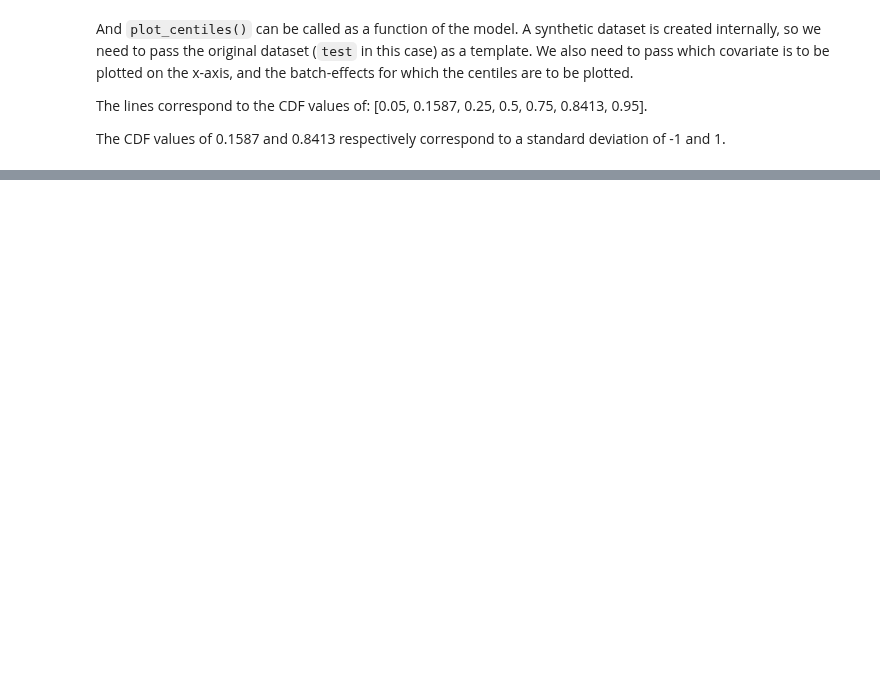
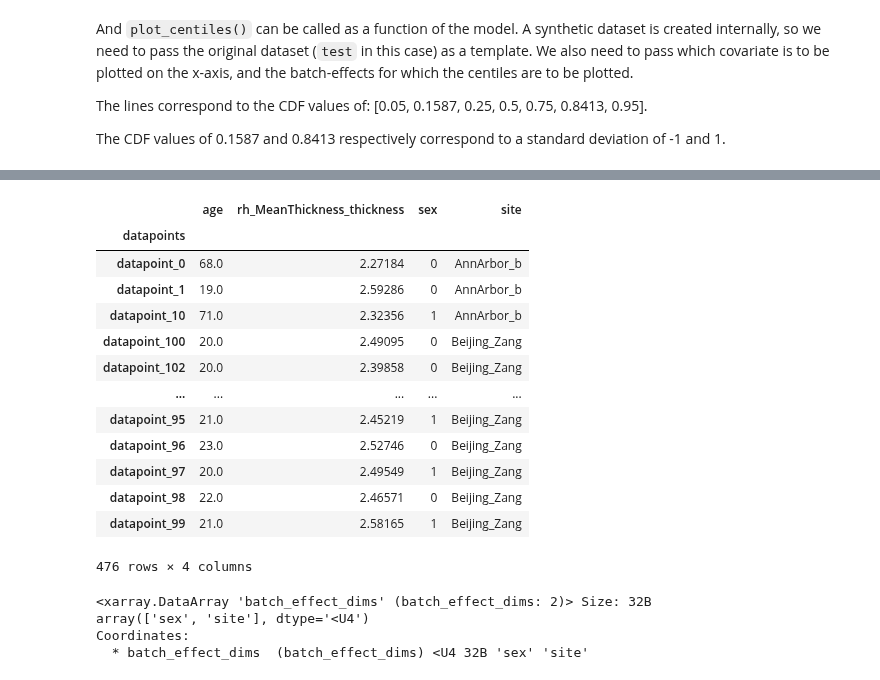
Before and after one commit to amarquand/PCNtoolkit, a Jupyter notebook: example_notebooks/blr_example.ipynb, the cells around one changed output, grey strips where cells are left out. Cells and saved outputs as stored; diff of their text form; code cells hidden in the pictures; blank space fills up the shorter version.

```diff
--- a/example_notebooks/blr_example.ipynb
+++ b/example_notebooks/blr_example.ipynb
@@ -239,0 +275,30 @@ Computing centiles for WM-hypointensities
+# %%
+data = train.to_dataframe()
+columns = [("X", "age"), ("y", "rh_MeanThickness_thickness")]
+columns.extend([("batch_effects", be.item()) for be in train.batch_effect_dims])
+
+data = data[columns]
+data.columns = [c[1] for c in data.columns]
+data
+# %% [output]
+|  | age | rh_MeanThickness_thickness | sex | site |
+| datapoints |  |  |  |  |
+| datapoint_0 | 68.0 | 2.27184 | 0 | AnnArbor_b |
+| datapoint_1 | 19.0 | 2.59286 | 0 | AnnArbor_b |
+| datapoint_10 | 71.0 | 2.32356 | 1 | AnnArbor_b |
+| datapoint_100 | 20.0 | 2.49095 | 0 | Beijing_Zang |
+| datapoint_102 | 20.0 | 2.39858 | 0 | Beijing_Zang |
+| ... | ... | ... | ... | ... |
+| datapoint_95 | 21.0 | 2.45219 | 1 | Beijing_Zang |
+| datapoint_96 | 23.0 | 2.52746 | 0 | Beijing_Zang |
+| datapoint_97 | 20.0 | 2.49549 | 1 | Beijing_Zang |
+| datapoint_98 | 22.0 | 2.46571 | 0 | Beijing_Zang |
+| datapoint_99 | 21.0 | 2.58165 | 1 | Beijing_Zang |
+476 rows × 4 columns
+# %%
+train.batch_effect_dims
+# %% [output]
+<xarray.DataArray 'batch_effect_dims' (batch_effect_dims: 2)> Size: 32B
+array(['sex', 'site'], dtype='<U4')
+Coordinates:
+  * batch_effect_dims  (batch_effect_dims) <U4 32B 'sex' 'site'
```
Also changed, not shown: parts of 12 cells of this notebook, 1 other file.
